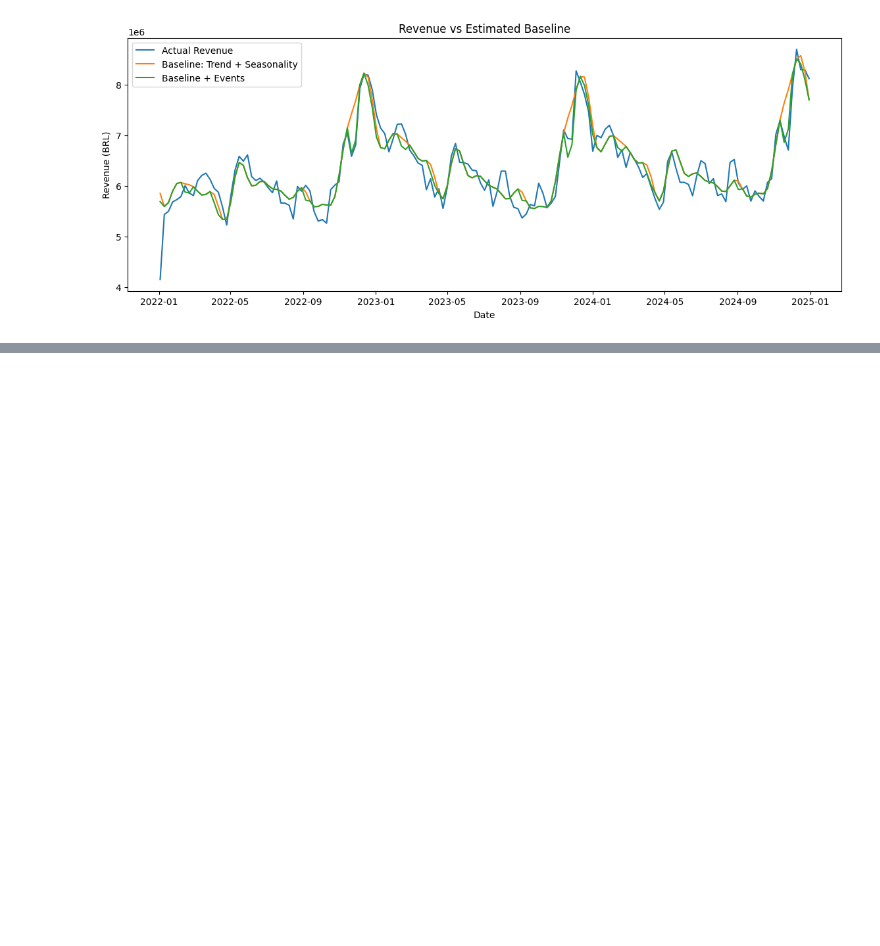
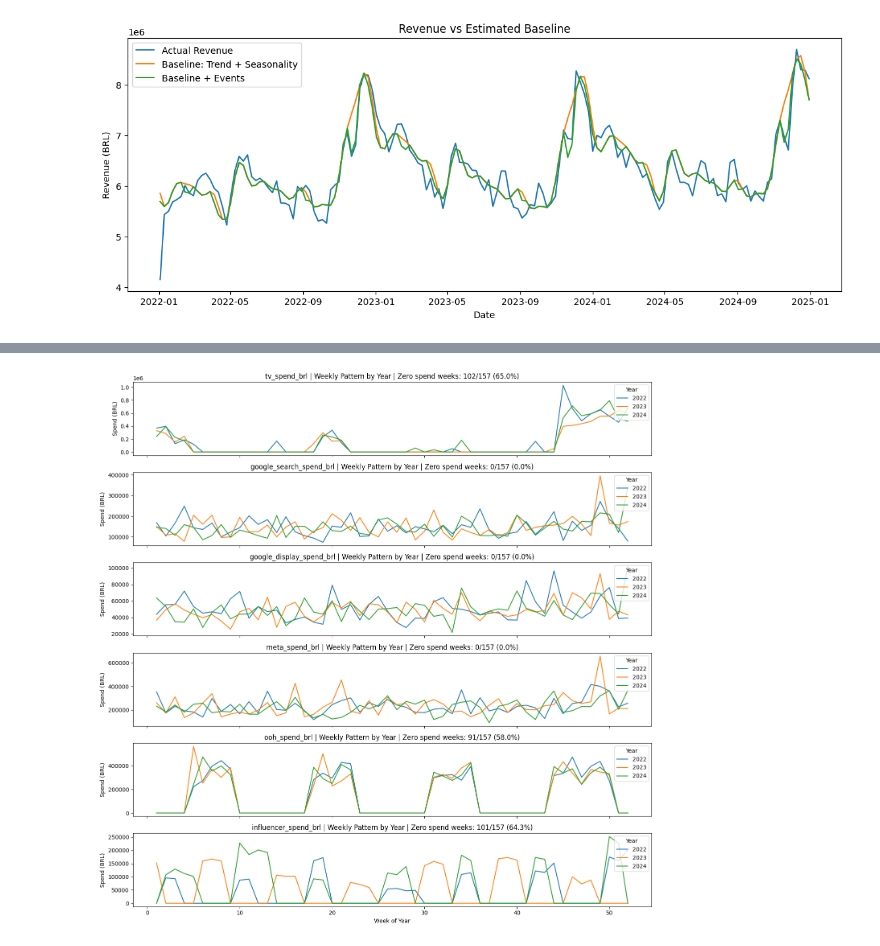
Before and after one commit to TiagoTBarreto/MMM_VAREJO_360, a Jupyter notebook: Case_Tecnico_Uncover_MMM.ipynb, the cells around one changed output, grey strips where cells are left out. Saved outputs shown, nothing was run; the diff lists cells and outputs as text; code cells hidden in the pictures; blank space fills up the shorter version.

```diff
--- a/Case_Tecnico_Uncover_MMM.ipynb
+++ b/Case_Tecnico_Uncover_MMM.ipynb
@@ -298,0 +401,39 @@ plt.show()
+# %%
+
+# Copy data
+df_plot = df2.copy()
+df_plot["date"] = pd.to_datetime(df_plot["date"])
+
+
+# Create time features
+df_plot["year"] = df_plot["date"].dt.year
+df_plot["week"] = df_plot["date"].dt.isocalendar().week.astype(int)
+
+# Plot weekly patterns by year for each media channel
+fig, axes = plt.subplots(len(spend_cols), 1, figsize=(14, 14), sharex=True)
+
+for i, col in enumerate(spend_cols):
+    pivot = df_plot.pivot_table(
+        index="week",
+        columns="year",
+        values=col,
+        aggfunc="mean"
+    )
+
+    pivot.plot(ax=axes[i])
+
+    zero_weeks = (df_plot[col] == 0).sum()
+    total_weeks = df_plot[col].shape[0]
+    zero_pct = zero_weeks / total_weeks * 100
+
+    axes[i].set_title(
+        f"{col} | Weekly Pattern by Year | Zero spend weeks: {zero_weeks}/{total_weeks} ({zero_pct:.1f}%)"
+    )
+    axes[i].set_xlabel("Week of Year")
+    axes[i].set_ylabel("Spend (BRL)")
+    axes[i].legend(title="Year", loc="upper right")
+
+plt.tight_layout()
+plt.show()
+# %% [output]
+[figure, added]
```
Also changed, not shown: parts of 8 cells of this notebook.
